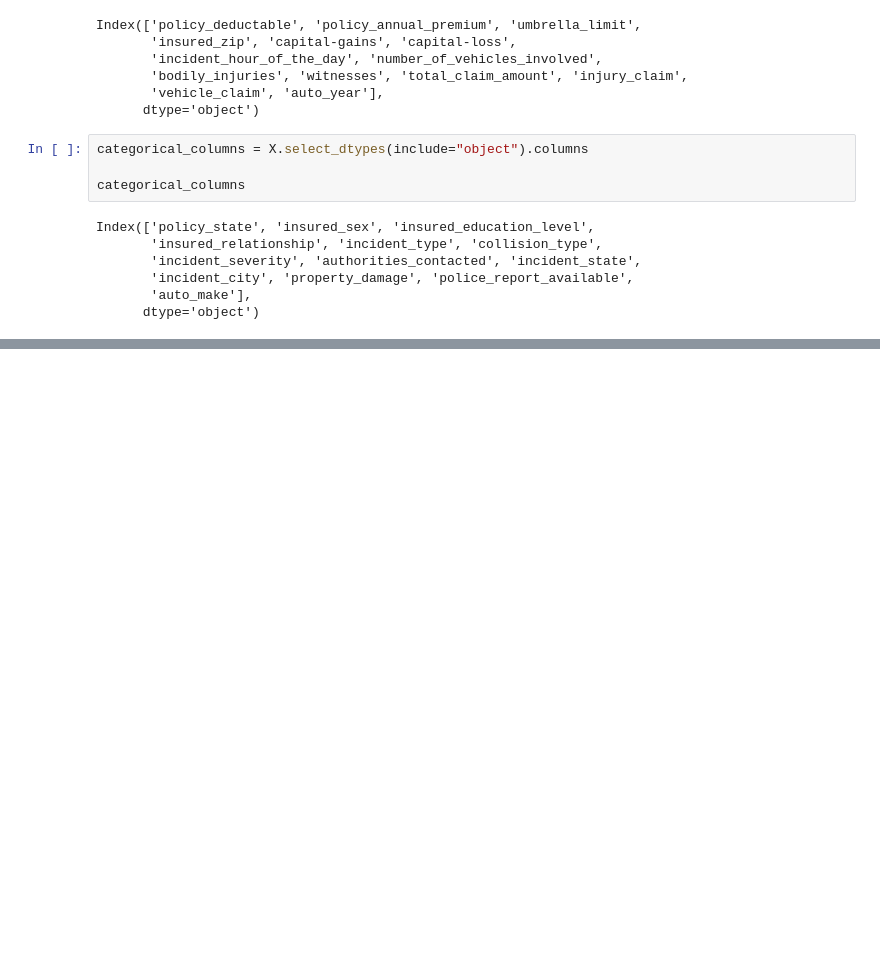
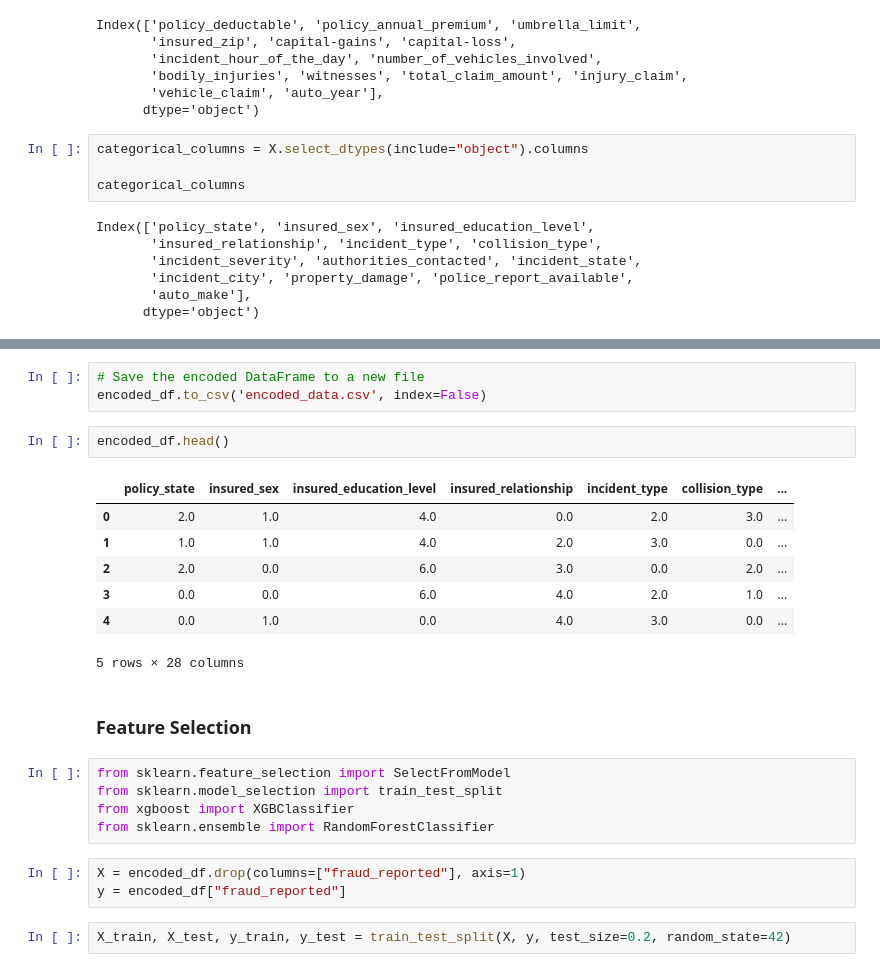
Before and after one commit to gbiamgaurav/insurance_claims, a Jupyter notebook: notebook/experiment.ipynb, the cells around one changed output, grey strips where cells are left out. Cells and saved outputs as stored; diff of their text form; blank space fills up the shorter version.

```diff
--- a/notebook/experiment.ipynb
+++ b/notebook/experiment.ipynb
@@ -91,0 +203,25 @@ Index(['policy_state', 'insured_sex', 'insured_education_level',
+# %%
+# Save the encoded DataFrame to a new file
+encoded_df.to_csv('encoded_data.csv', index=False)
+# %%
+encoded_df.head()
+# %% [output]
+|  | policy_state | insured_sex | insured_education_level | insured_relationship | incident_type | collision_type | ... |
+| 0 | 2.0 | 1.0 | 4.0 | 0.0 | 2.0 | 3.0 | ... |
+| 1 | 1.0 | 1.0 | 4.0 | 2.0 | 3.0 | 0.0 | ... |
+| 2 | 2.0 | 0.0 | 6.0 | 3.0 | 0.0 | 2.0 | ... |
+| 3 | 0.0 | 0.0 | 6.0 | 4.0 | 2.0 | 1.0 | ... |
+| 4 | 0.0 | 1.0 | 0.0 | 4.0 | 3.0 | 0.0 | ... |
+5 rows × 28 columns
+# %% [markdown]
+### Feature Selection
+# %%
+from sklearn.feature_selection import SelectFromModel
+from sklearn.model_selection import train_test_split
+from xgboost import XGBClassifier
+from sklearn.ensemble import RandomForestClassifier
+# %%
+X = encoded_df.drop(columns=["fraud_reported"], axis=1)
+y = encoded_df["fraud_reported"]
+# %%
+X_train, X_test, y_train, y_test = train_test_split(X, y, test_size=0.2, random_state=42)
```
Also changed, not shown: parts of 23 cells of this notebook, 6 other files.
